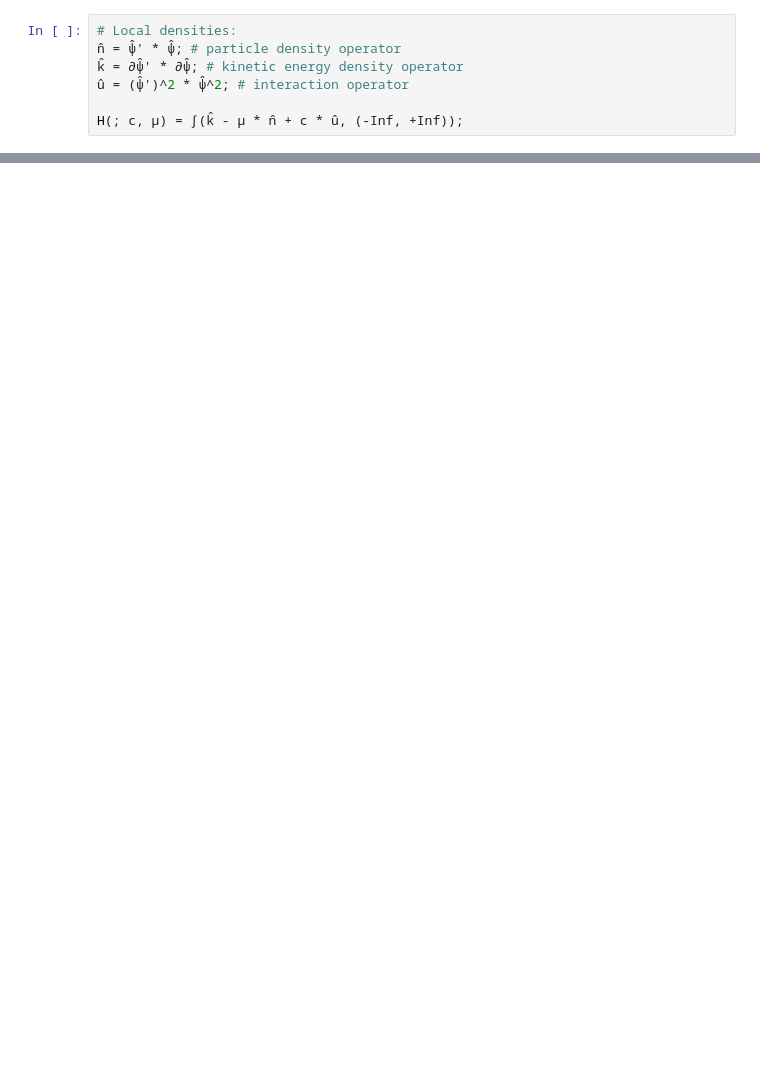
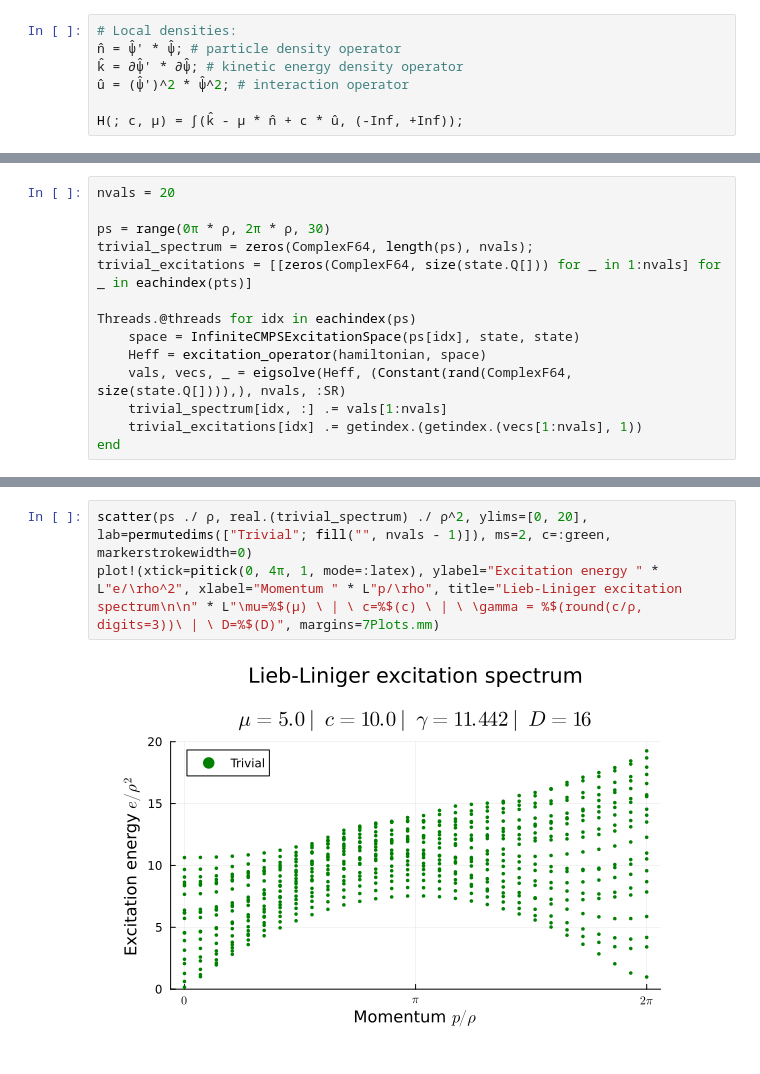
Before and after one commit to 20akshay00/CMPSExcitations, a Jupyter notebook: notebooks/lieb-liniger/solitons.ipynb, the cells around one changed output, grey strips where cells are left out. Saved outputs shown, nothing was run; the diff lists cells and outputs as text; blank space fills up the shorter version.

```diff
--- a/notebooks/lieb-liniger/solitons.ipynb
+++ b/notebooks/lieb-liniger/solitons.ipynb
@@ -53,0 +55,14 @@ LL parameter: 0.14160864970634882
+# %%
+nvals = 20
+
+ps = range(0π * ρ, 2π * ρ, 30)
+trivial_spectrum = zeros(ComplexF64, length(ps), nvals);
+trivial_excitations = [[zeros(ComplexF64, size(state.Q[])) for _ in 1:nvals] for _ in eachindex(pts)]
+
+Threads.@threads for idx in eachindex(ps)
+    space = InfiniteCMPSExcitationSpace(ps[idx], state, state)
+    Heff = excitation_operator(hamiltonian, space)
+    vals, vecs, _ = eigsolve(Heff, (Constant(rand(ComplexF64, size(state.Q[]))),), nvals, :SR)
+    trivial_spectrum[idx, :] .= vals[1:nvals]
+    trivial_excitations[idx] .= getindex.(getindex.(vecs[1:nvals], 1))
+end
@@ -54,2 +87,7 @@ LL parameter: 0.14160864970634882
+# %%
+scatter(ps ./ ρ, real.(trivial_spectrum) ./ ρ^2, ylims=[0, 20], lab=permutedims(["Trivial"; fill("", nvals - 1)]), ms=2, c=:green, markerstrokewidth=0)
+plot!(xtick=pitick(0, 4π, 1, mode=:latex), ylabel="Excitation energy " * L"e/\rho^2", xlabel="Momentum " * L"p/\rho", title="Lieb-Liniger excitation spectrum\n\n" * L"\mu=%$(μ) \ | \ c=%$(c) \ | \ \gamma = %$(round(c/ρ, digits=3))\ | \ D=%$(D)", margins=7Plots.mm)
+# %% [output]
+[figure, added]
 # %%
 nvals = 10
```
Also changed, not shown: parts of 12 cells of this notebook, 5 other files.
